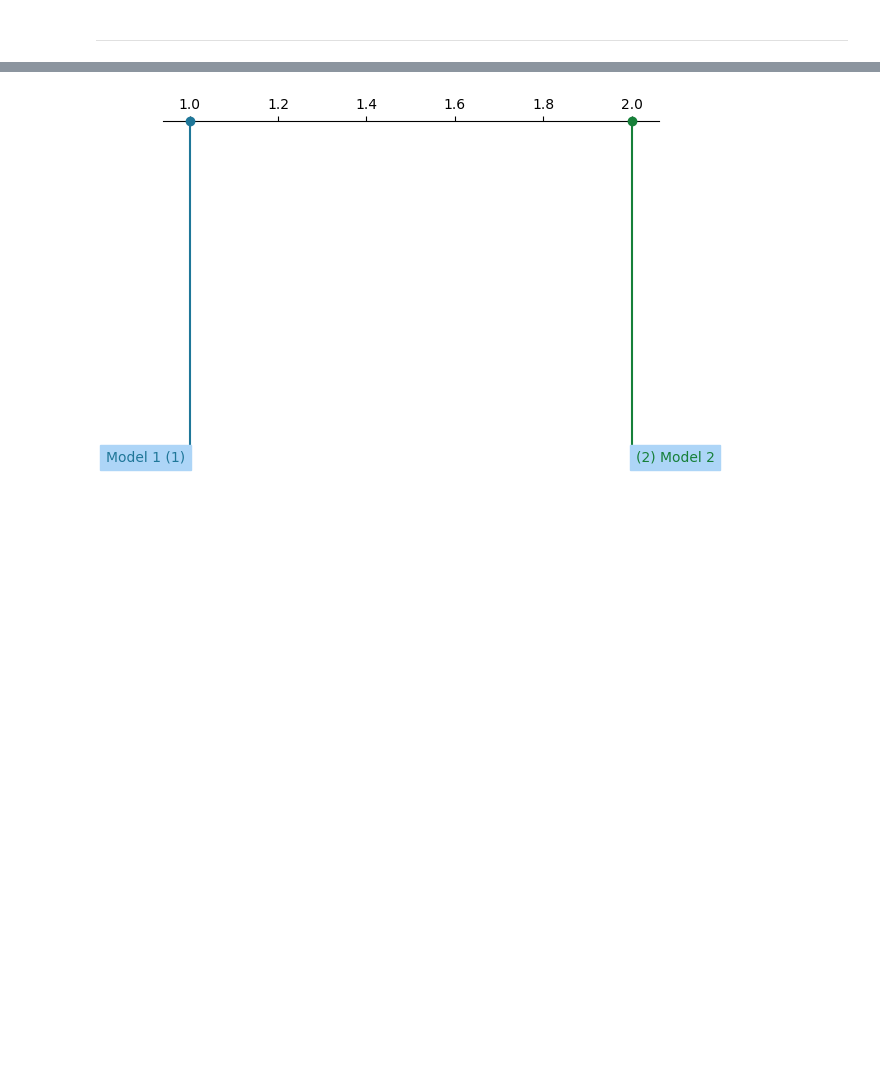
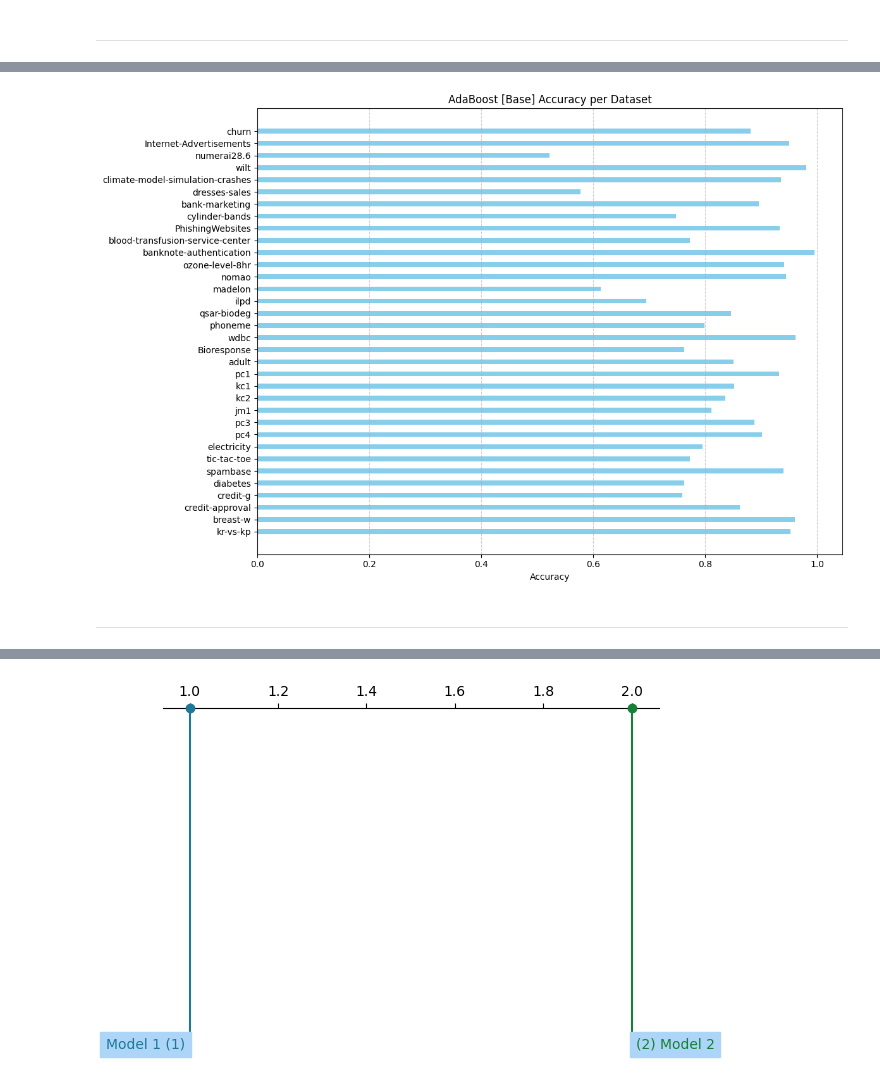
Before and after one commit to EstevesX10/ML1-AdaBoost-Analysis-Optimization, a Jupyter notebook: AdaBoost/AdaBoost.ipynb, the cells around one changed output, grey strips where cells are left out. Drawn from its saved outputs; the diff is of its cells as text; code cells hidden in the pictures; blank space fills up the shorter version.

```diff
--- a/AdaBoost/AdaBoost.ipynb
+++ b/AdaBoost/AdaBoost.ipynb
@@ -179,0 +257,4 @@ from AdaBoostStudy.DataVisualization import (Display_Confusion_Matrix, Plot_ROC_
+# %%
+Base_AdaBoost = AdaBoost()
+Base_Results = Evaluate_Models(my_tasks, [Base_AdaBoost], ['Dataset', 'AdaBoost [Base]'])
+Base_Results
@@ -179,0 +279,6 @@ from AdaBoostStudy.DataVisualization import (Display_Confusion_Matrix, Plot_ROC_
+# %%
+Model_Accuracies_Per_Dataset(Base_Results, 'AdaBoost [Base]')
+# %% [output]
+[figure, added]
+# %% [markdown]
+---
```
Also changed, not shown: parts of 29 cells of this notebook.
